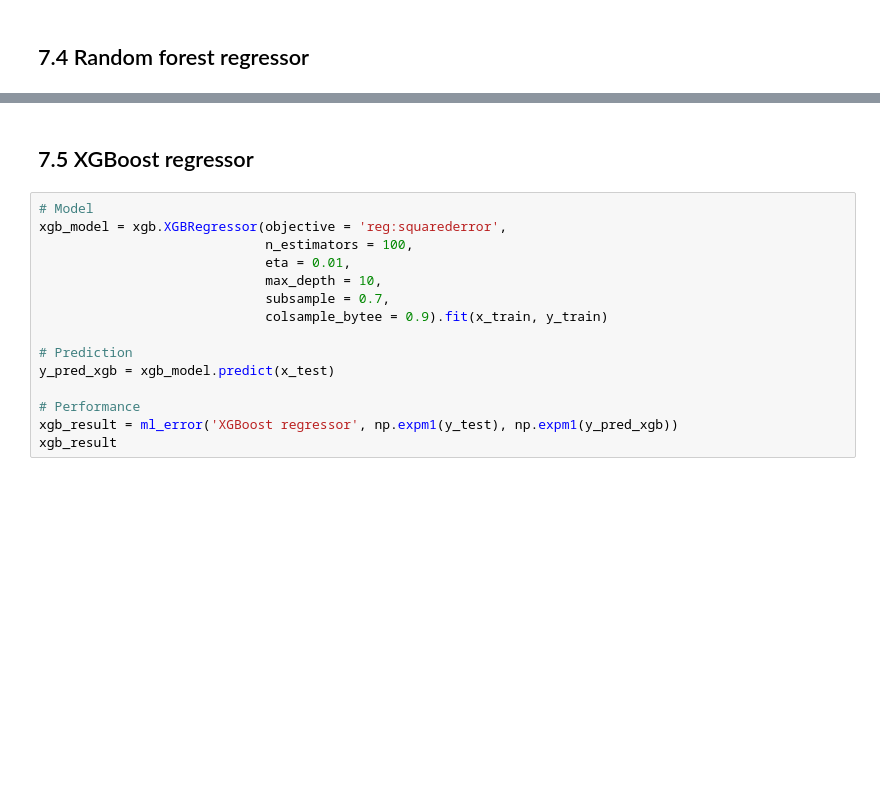
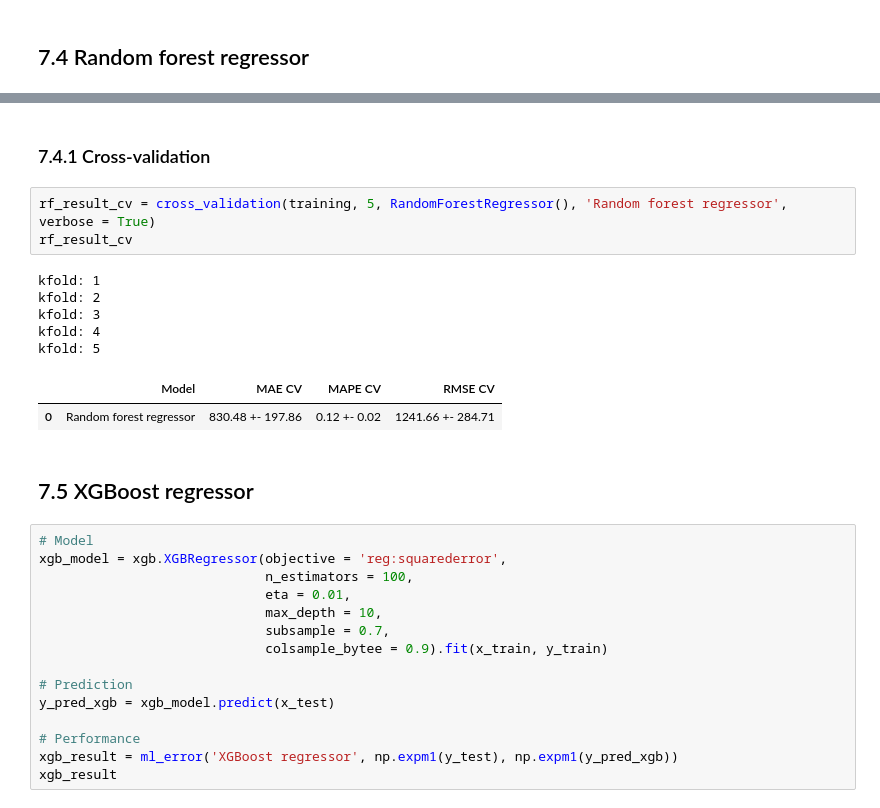
Before and after one commit to paixaols/rossmann-store-sales, a Jupyter notebook: Rossmann_sales_prediction.ipynb, the cells around one changed output, grey strips where cells are left out. Saved outputs shown, nothing was run; the diff lists cells and outputs as text; blank space fills up the shorter version.

```diff
--- a/Rossmann_sales_prediction.ipynb
+++ b/Rossmann_sales_prediction.ipynb
@@ -1005,3 +1026,16 @@ rf_result
+# %% [markdown]
+### 7.4.1 Cross-validation
+# %%
+rf_result_cv = cross_validation(training, 5, RandomForestRegressor(), 'Random forest regressor', verbose = True)
+rf_result_cv
+# %% [output]
+kfold: 1
+kfold: 2
+kfold: 3
+kfold: 4
+kfold: 5
+|  | Model | MAE CV | MAPE CV | RMSE CV |
+| 0 | Random forest regressor | 830.48 +- 197.86 | 0.12 +- 0.02 | 1241.66 +- 284.71 |
 # %% [markdown]
 ## 7.5 XGBoost regressor
 # %%
```
Also changed, not shown: parts of 17 cells of this notebook.
